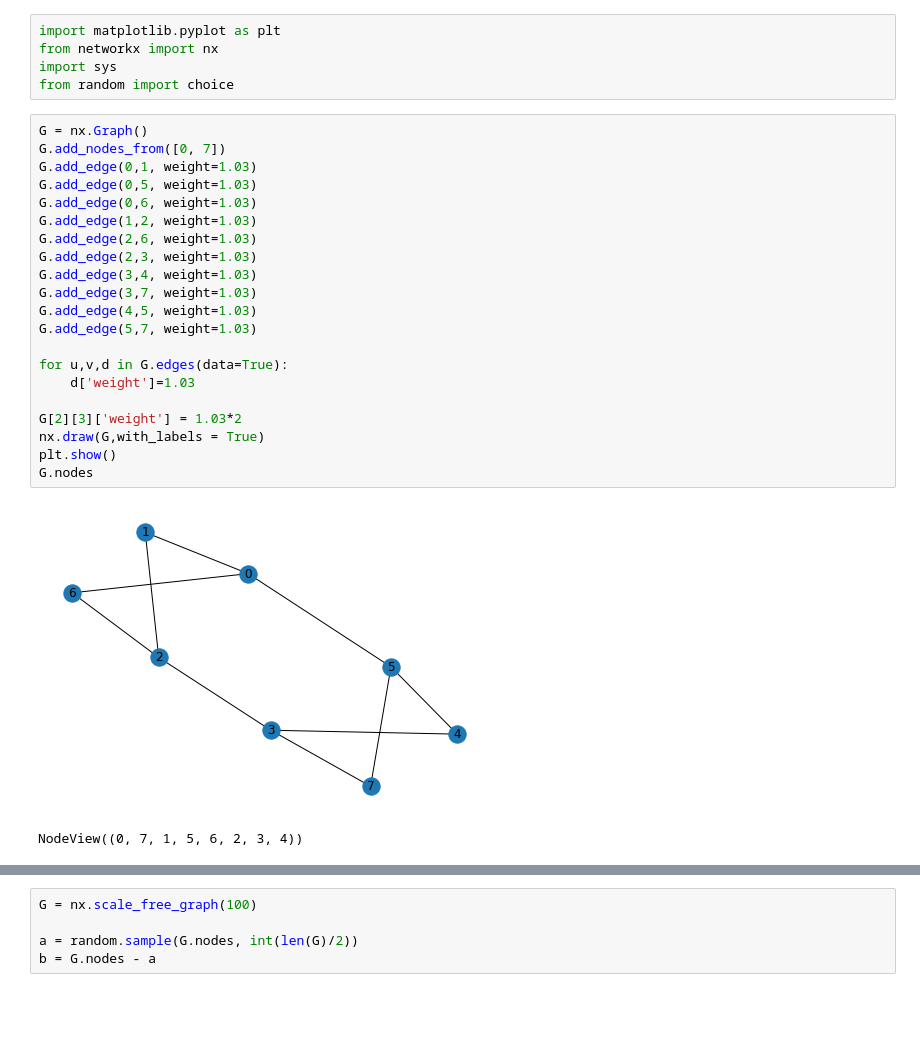
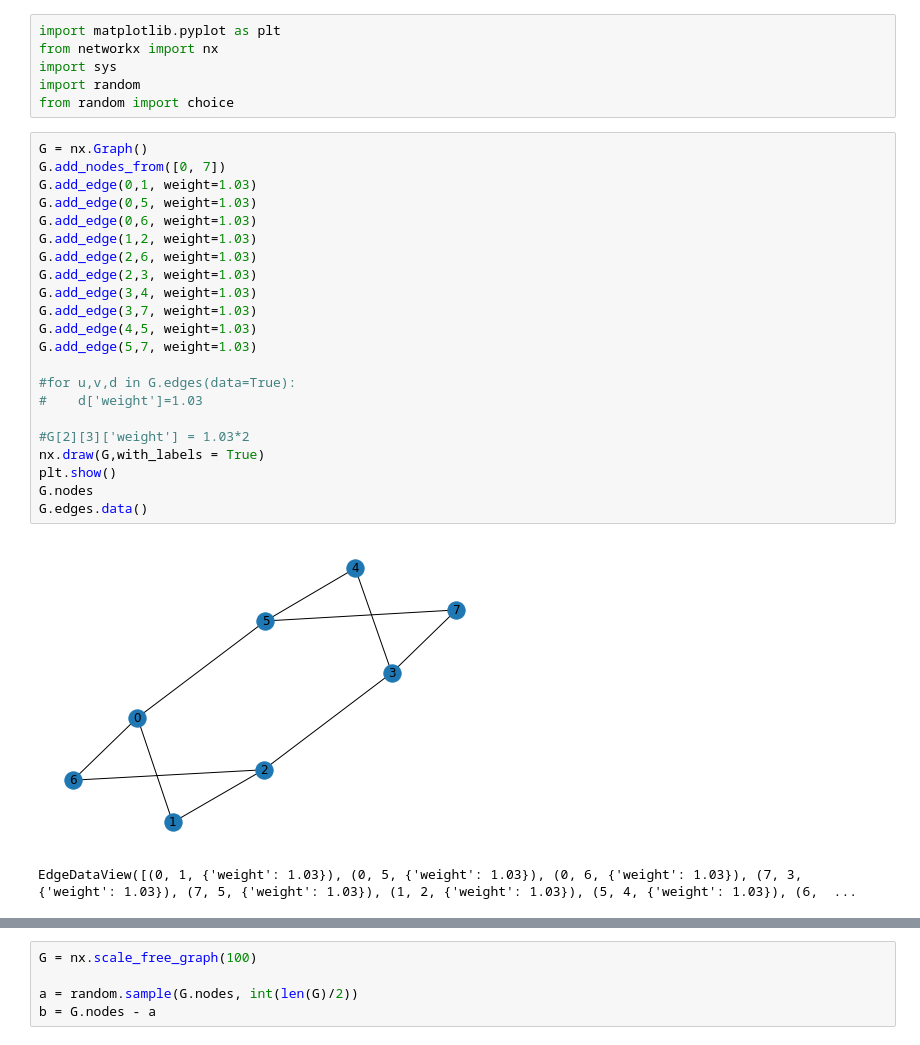
Before and after one commit to nicoleorzan/Braess-paradox, a Jupyter notebook: Networkx.ipynb, the cells around one changed output, grey strips where cells are left out. Saved outputs shown, nothing was run; the diff lists cells and outputs as text; blank space fills up the shorter version.

Commit message:
re made some plots again

```diff
--- a/Networkx.ipynb
+++ b/Networkx.ipynb
@@ -2,31 +2,33 @@
 import matplotlib.pyplot as plt
 from networkx import nx
 import sys
+import random
 from random import choice
 # %%
 G = nx.Graph()
 G.add_nodes_from([0, 7])
 G.add_edge(0,1, weight=1.03)
 G.add_edge(0,5, weight=1.03)
 G.add_edge(0,6, weight=1.03)
 G.add_edge(1,2, weight=1.03)
 G.add_edge(2,6, weight=1.03)
 G.add_edge(2,3, weight=1.03)
 G.add_edge(3,4, weight=1.03)
 G.add_edge(3,7, weight=1.03)
 G.add_edge(4,5, weight=1.03)
 G.add_edge(5,7, weight=1.03)
 
-for u,v,d in G.edges(data=True):
-    d['weight']=1.03
+#for u,v,d in G.edges(data=True):
+#    d['weight']=1.03
 
-G[2][3]['weight'] = 1.03*2
+#G[2][3]['weight'] = 1.03*2
 nx.draw(G,with_labels = True)
 plt.show()
 G.nodes
+G.edges.data()
 # %% [output]
-[figure, old version]
+[figure, new version]
-NodeView((0, 7, 1, 5, 6, 2, 3, 4))
+EdgeDataView([(0, 1, {'weight': 1.03}), (0, 5, {'weight': 1.03}), (0, 6, {'weight': 1.03}), (7, 3, {'weight': 1.03}), (7, 5, {'weight': 1.03}), (1, 2, {'weight': 1.03}), (5, 4, {'weight': 1.03}), (6,  ...
 # %%
 class Network:
 
```
Also changed, not shown: parts of 13 cells of this notebook, 9 other files.
